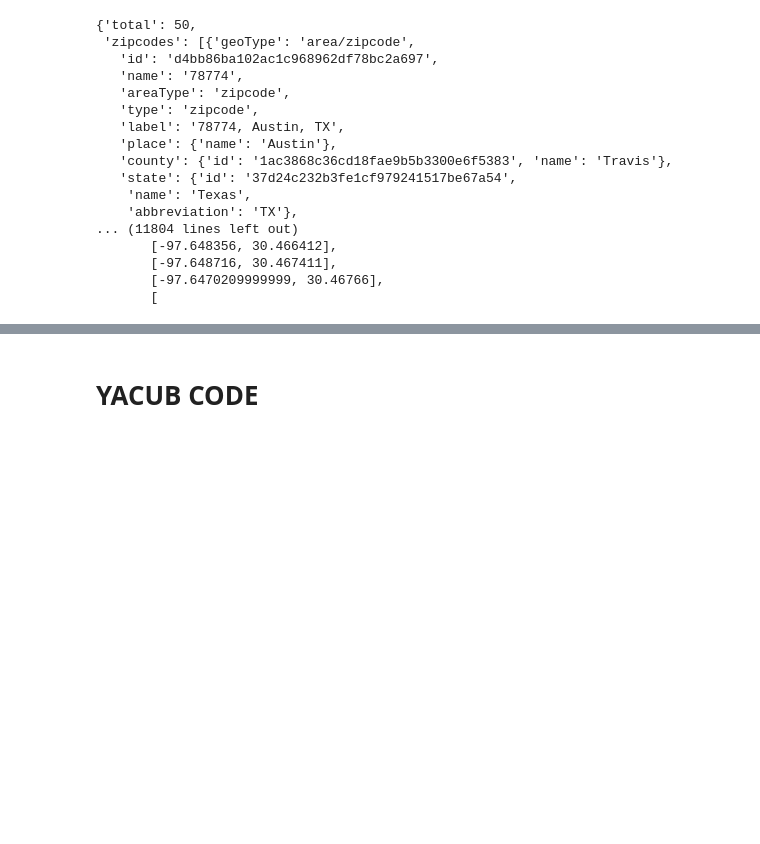
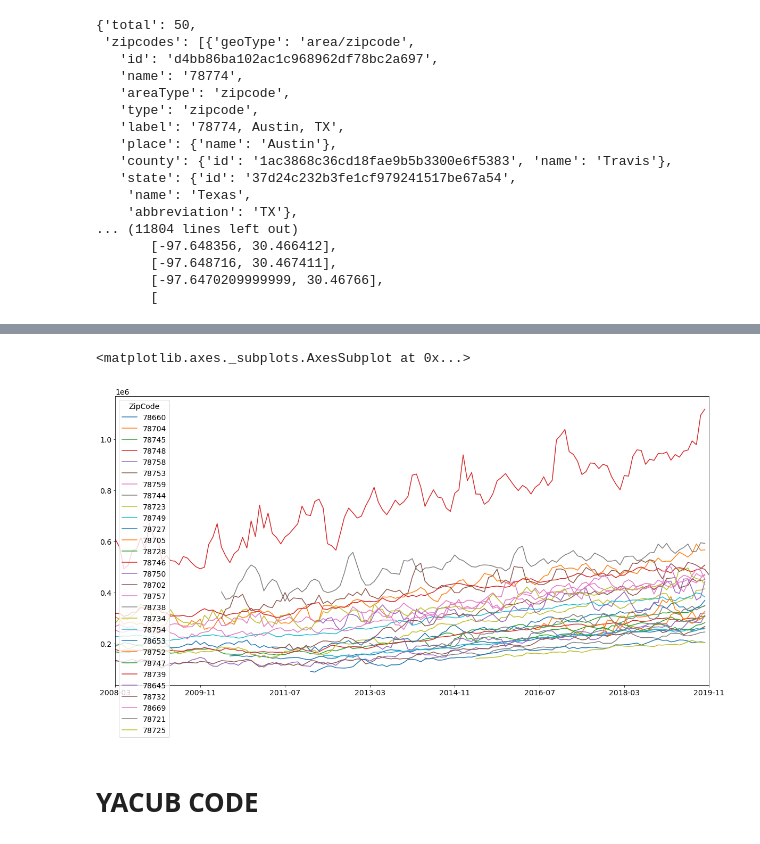
Before and after one commit to ybacoder/project-1, a Jupyter notebook: project_1.ipynb, the cells around one changed output, grey strips where cells are left out. Drawn from its saved outputs; the diff is of its cells as text; code cells hidden in the pictures; blank space fills up the shorter version.

Commit message:
Import Housing Data
- Import csv file downloaded from Zillow
- Convert to dataframe
- Show a rough plot illustrating home value vs. time by zip code

```diff
--- a/project_1.ipynb
+++ b/project_1.ipynb
@@ -17,6 +17,10 @@ import matplotlib.pyplot as plt
 import matplotlib
 import requests
 import api_keys
+
+# globally matplotlib formatting
+matplotlib.rcParams['figure.figsize'] = [20, 10]
+matplotlib.rcParams.update({'font.size': 14})
 # %%
 #Import quandl zillow data
 path = "https://www.quandl.com/api/v3/datasets/ZILLOW/C15_MVALFAH"
@@ -75,8 +79,9 @@ r.json()['result']
        [
 # %%
 # get zip code coord data
-n = {zipcode['name'] : zipcode['geometry']['coordinates'] for zipcode in r.json()['result']['zipcodes']} # zip codes and lat/long data
-# n = [zipcode['name'] for zipcode in r.json()['result']['zipcodes']] # only zip codes
-n.sort()
-n
+# n = {zipcode['name'] : zipcode['geometry']['coordinates'] for zipcode in r.json()['result']['zipcodes']} # zip codes and lat/long data
+zip_list = [int(zipcode['name']) for zipcode in r.json()['result']['zipcodes']] # only zip codes
+zip_list = pd.Series(zip_list)
+zip_list.name = "ZipCode"
+zip_list
 # %% [output]
@@ -99,0 +105,9 @@ n
+# %%
+zillow_sale_price_csv = os.path.join("Data", "Sale_Prices_Zip.csv")
+zillow_df = pd.read_csv(zillow_sale_price_csv)\
+    .drop(columns=["RegionID", "StateName", "SizeRank"])\
+    .rename(columns={
+        "RegionName": "ZipCode"
+})
+zillow_df = pd.merge(zillow_df, zip_list, how="inner", on="ZipCode")
+zillow_df
@@ -100,3 +133,8 @@ n
+# %%
+zillow_df.set_index("ZipCode").transpose().plot()
+# %% [output]
+<matplotlib.axes._subplots.AxesSubplot at 0x...>
+[figure, added]
 # %% [markdown]
 # YACUB CODE
 # %% [markdown]
```
Also changed, not shown: parts of 2 cells of this notebook.
